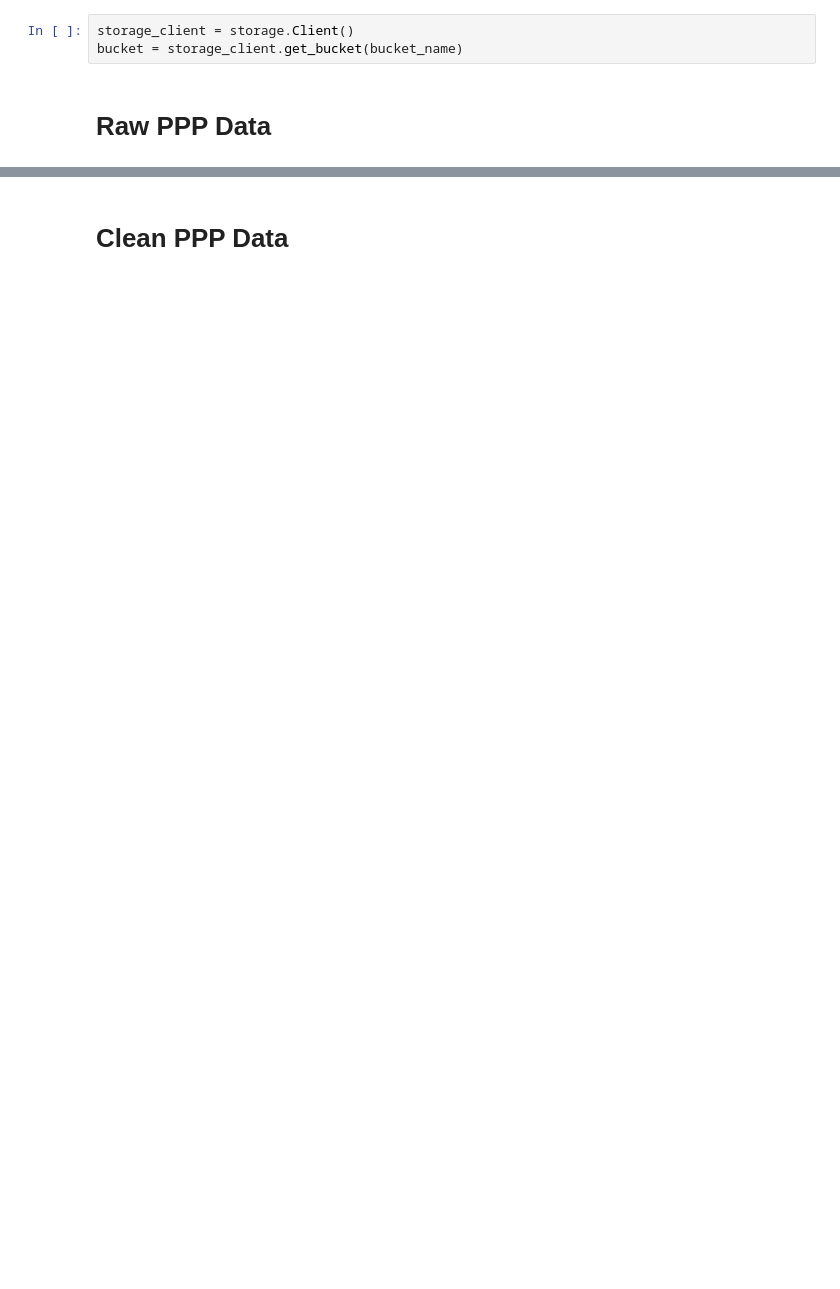
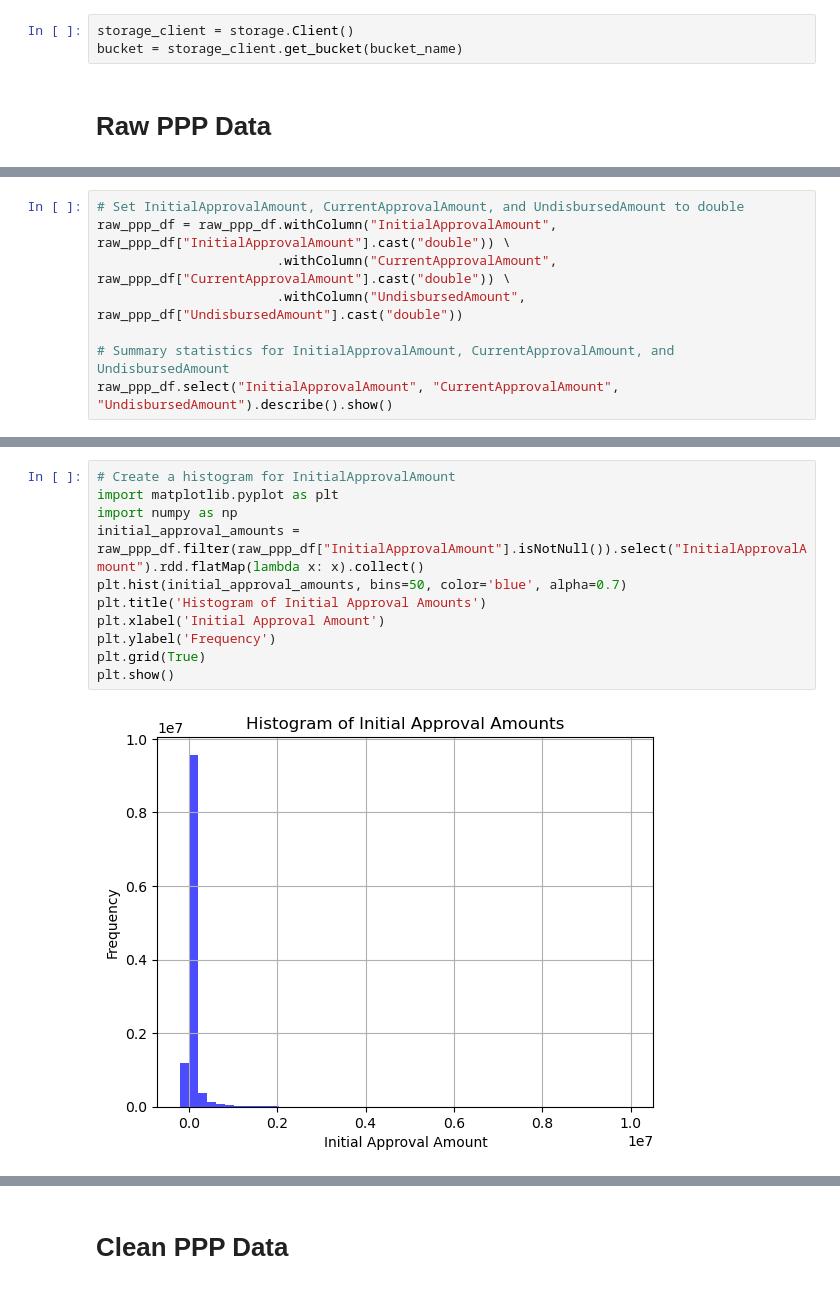
Before and after one commit to joseASC6/ppp-loan-analysis, a Jupyter notebook: notebooks/ppp_eda.ipynb, the cells around one changed output, grey strips where cells are left out. Saved outputs shown, nothing was run; the diff lists cells and outputs as text; blank space fills up the shorter version.

```diff
--- a/notebooks/ppp_eda.ipynb
+++ b/notebooks/ppp_eda.ipynb
@@ -26,0 +91,8 @@ raw_ppp_df.cache()
+# %%
+# Set InitialApprovalAmount, CurrentApprovalAmount, and UndisbursedAmount to double
+raw_ppp_df = raw_ppp_df.withColumn("InitialApprovalAmount", raw_ppp_df["InitialApprovalAmount"].cast("double")) \
+                       .withColumn("CurrentApprovalAmount", raw_ppp_df["CurrentApprovalAmount"].cast("double")) \
+                       .withColumn("UndisbursedAmount", raw_ppp_df["UndisbursedAmount"].cast("double"))
+
+# Summary statistics for InitialApprovalAmount, CurrentApprovalAmount, and UndisbursedAmount
+raw_ppp_df.select("InitialApprovalAmount", "CurrentApprovalAmount", "UndisbursedAmount").describe().show()
@@ -26,0 +110,13 @@ raw_ppp_df.cache()
+# %%
+# Create a histogram for InitialApprovalAmount
+import matplotlib.pyplot as plt
+import numpy as np
+initial_approval_amounts = raw_ppp_df.filter(raw_ppp_df["InitialApprovalAmount"].isNotNull()).select("InitialApprovalAmount").rdd.flatMap(lambda x: x).collect()
+plt.hist(initial_approval_amounts, bins=50, color='blue', alpha=0.7)
+plt.title('Histogram of Initial Approval Amounts')
+plt.xlabel('Initial Approval Amount')
+plt.ylabel('Frequency')
+plt.grid(True)
+plt.show()
+# %% [output]
+[figure, added]
```
Also changed, not shown: parts of 13 cells of this notebook.
